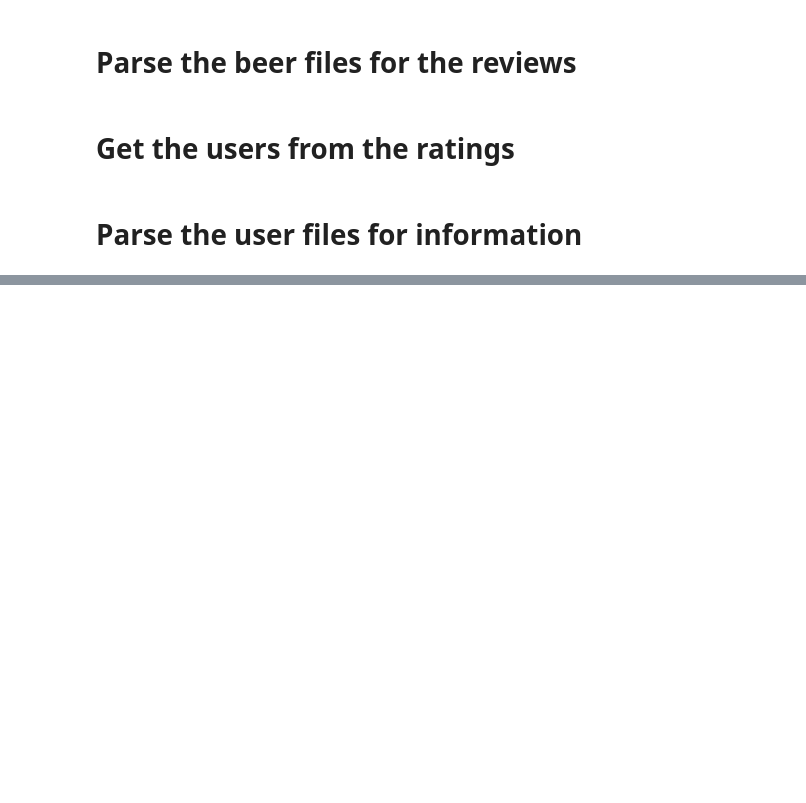
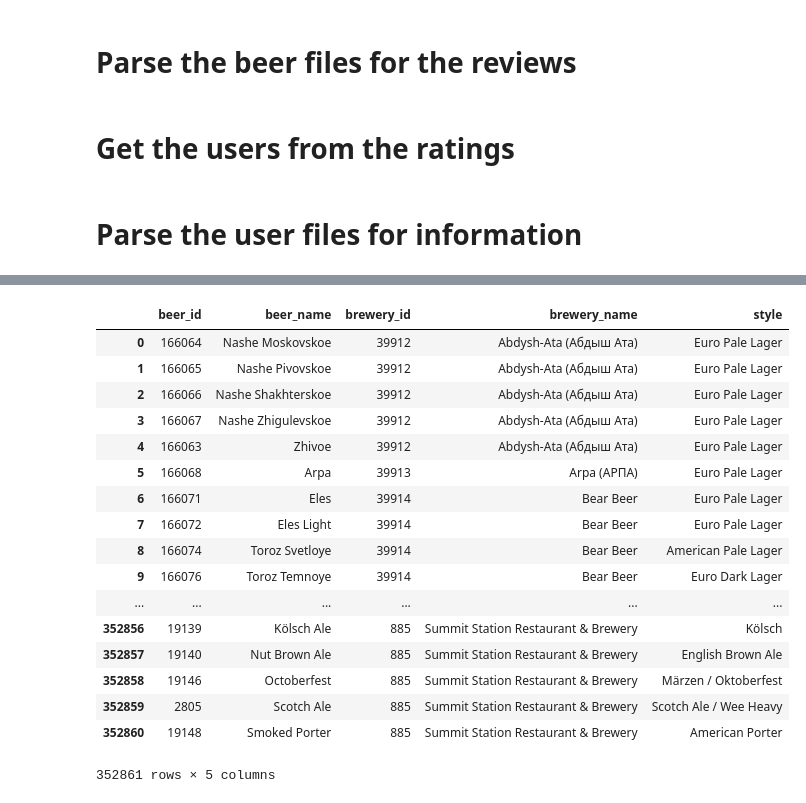
Before and after one commit to glederrey/beeradvocate_crawler, a Jupyter notebook: code/notebooks/parser.ipynb, the cells around one changed output, grey strips where cells are left out. Saved outputs shown, nothing was run; the diff lists cells and outputs as text; code cells hidden in the pictures; blank space fills up the shorter version.

```diff
--- a/code/notebooks/parser.ipynb
+++ b/code/notebooks/parser.ipynb
@@ -84,0 +121,21 @@ df
+# %%
+df
+# %% [output]
+|  | beer_id | beer_name | brewery_id | brewery_name | style |
+| 0 | 166064 | Nashe Moskovskoe | 39912 | Abdysh-Ata (Абдыш Ата) | Euro Pale Lager |
+| 1 | 166065 | Nashe Pivovskoe | 39912 | Abdysh-Ata (Абдыш Ата) | Euro Pale Lager |
+| 2 | 166066 | Nashe Shakhterskoe | 39912 | Abdysh-Ata (Абдыш Ата) | Euro Pale Lager |
+| 3 | 166067 | Nashe Zhigulevskoe | 39912 | Abdysh-Ata (Абдыш Ата) | Euro Pale Lager |
+| 4 | 166063 | Zhivoe | 39912 | Abdysh-Ata (Абдыш Ата) | Euro Pale Lager |
+| 5 | 166068 | Arpa | 39913 | Arpa (АРПА) | Euro Pale Lager |
+| 6 | 166071 | Eles | 39914 | Bear Beer | Euro Pale Lager |
+| 7 | 166072 | Eles Light | 39914 | Bear Beer | Euro Pale Lager |
+| 8 | 166074 | Toroz Svetloye | 39914 | Bear Beer | American Pale Lager |
+| 9 | 166076 | Toroz Temnoye | 39914 | Bear Beer | Euro Dark Lager |
+| ... | ... | ... | ... | ... | ... |
+| 352856 | 19139 | Kölsch Ale | 885 | Summit Station Restaurant & Brewery | Kölsch |
+| 352857 | 19140 | Nut Brown Ale | 885 | Summit Station Restaurant & Brewery | English Brown Ale |
+| 352858 | 19146 | Octoberfest | 885 | Summit Station Restaurant & Brewery | Märzen / Oktoberfest |
+| 352859 | 2805 | Scotch Ale | 885 | Summit Station Restaurant & Brewery | Scotch Ale / Wee Heavy |
+| 352860 | 19148 | Smoked Porter | 885 | Summit Station Restaurant & Brewery | American Porter |
+352861 rows × 5 columns
```
Also changed, not shown: parts of 7 cells of this notebook, 1 other file.
